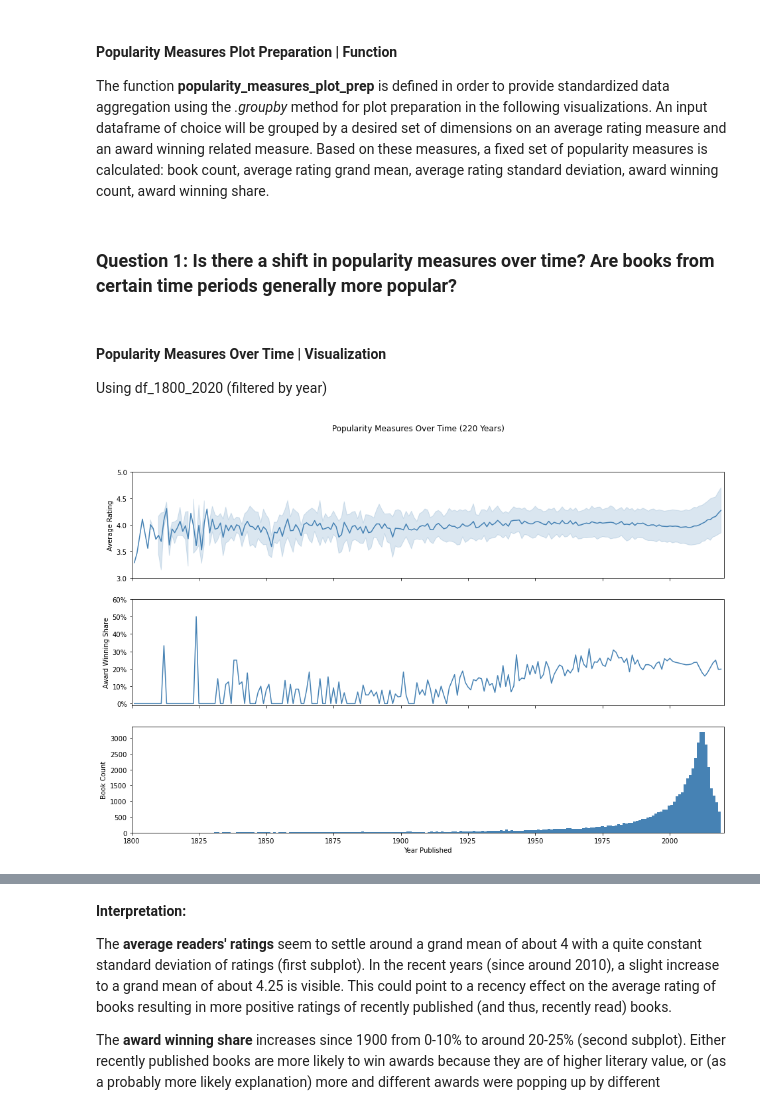
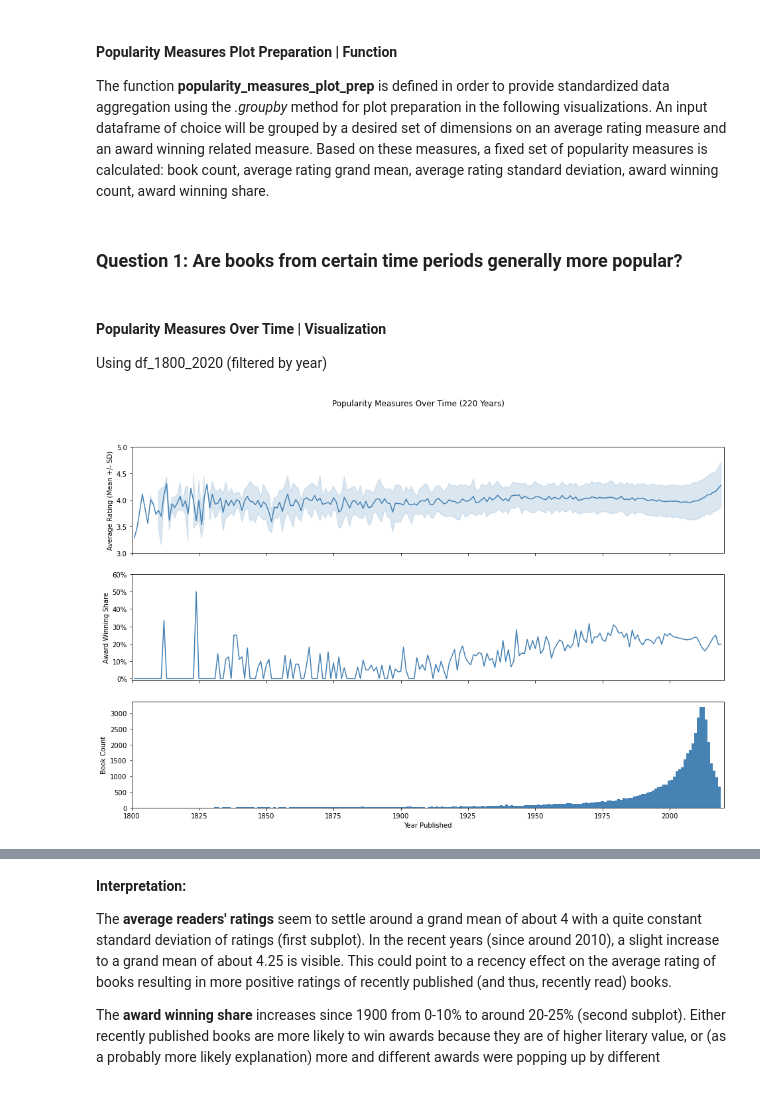
Before and after one commit to MareikeHeller/goodreads-best-books, a Jupyter notebook: best-books-prediction.ipynb, the cells around one changed output, grey strips where cells are left out. Drawn from its saved outputs; the diff is of its cells as text; code cells hidden in the pictures.

```diff
--- a/best-books-prediction.ipynb
+++ b/best-books-prediction.ipynb
@@ -200,7 +200,7 @@ def popularity_measures_plot_prep(df_input, group_by_cols, avg_rating_col=['aver
     THE FUNCTION calculates the following popularity measures by group_by_cols:
     1. book_count
     2. avg_rating_mean (grand mean)
-    3. avg_rating_std (standard deviation)
+    3. avg_rating_sd (standard deviation)
     4. award_winning_count
     5. award_winning_share (proportion)
     '''
@@ -211,49 +211,49 @@ def popularity_measures_plot_prep(df_input, group_by_cols, avg_rating_col=['aver
         columns={str(avg_rating_col[0]): 'book_count'})
     df_avg_rating_mean = df_input[df_computing_avg_rating].groupby(group_by_cols).mean().rename(
         columns={str(avg_rating_col[0]): 'avg_rating_mean'})
-    df_avg_rating_std = df_input[df_computing_avg_rating].groupby(group_by_cols).std().rename(
-        columns={str(avg_rating_col[0]): 'avg_rating_std'})
+    df_avg_rating_sd = df_input[df_computing_avg_rating].groupby(group_by_cols).std().rename(
+        columns={str(avg_rating_col[0]): 'avg_rating_sd'})
     df_award_count = df_input[df_computing_award].groupby(group_by_cols).sum().rename(
         columns={str(award_col[0]): 'award_winning_count'})
 
-    df_singles = [df_book_count, df_avg_rating_mean, df_avg_rating_std, df_award_count]
+    df_singles = [df_book_count, df_avg_rating_mean, df_avg_rating_sd, df_award_count]
     df_grouped = reduce(lambda left, right: pd.merge(left, right, on=group_by_cols), df_singles)
     df_grouped['award_winning_share'] = df_grouped['award_winning_count'] / df_grouped['book_count']
 
     return df_grouped
 # %% [markdown]
-### Question 1: Is there a shift in popularity measures over time? Are books from certain time periods generally more popular? <a id="question-1"></a>
+### Question 1: Are books from certain time periods generally more popular? <a id="question-1"></a>
 # %% [markdown]
 #### Popularity Measures Over Time | Visualization
 Using df_1800_2020 (filtered by year)
 # %%
 df_grouped = popularity_measures_plot_prep(df_1800_2020, group_by_cols=['year_published'])
 
 fig, ax = plt.subplots(3, figsize=(16, 10), sharex=True)
 fig.suptitle('Popularity Measures Over Time (220 Years)')
 
 df_grouped.plot(ax=ax[0], y='avg_rating_mean', kind='line', color='steelblue', legend=False)
-ax[0].fill_between(df_grouped.index, df_grouped['avg_rating_mean'] - df_grouped['avg_rating_std'],
-                   df_grouped['avg_rating_mean'] + df_grouped['avg_rating_std'],
+ax[0].fill_between(df_grouped.index, df_grouped['avg_rating_mean'] - df_grouped['avg_rating_sd'],
+                   df_grouped['avg_rating_mean'] + df_grouped['avg_rating_sd'],
                    alpha=0.2, color='steelblue')
-ax[0].set_ylabel('Average Rating')
+ax[0].set_ylabel('Average Rating (Mean +/- SD)')
 ax[0].set_ylim(3, 5)
 
 df_grouped.plot(ax=ax[1], y='award_winning_share', kind='line', color='steelblue', legend=False)
 ax[1].set_ylabel('Award Winning Share')
 yticks = ax[1].get_yticks()
 ax[1].set_yticks(yticks)
 ax[1].set_yticklabels(['{:,.0%}'.format(y) for y in yticks])
 ax[1].set_ylim(-0.01, 0.6)
 
 ax[2].hist(df_1800_2020['year_published'], bins=220, color='steelblue')
 ax[2].set_ylabel('Book Count')
 ax[2].set_xlabel(df_grouped.index.name.replace('_', ' ').title())
 ax[2].set_xlim(1800, 2020)
 
 plt.show()
 # %% [output]
-[figure, old version]
+[figure, new version]
 # %%
 df_grouped.sort_values('book_count', ascending = False)
 # %% [output]
```
Also changed, not shown: parts of 19 cells of this notebook.
